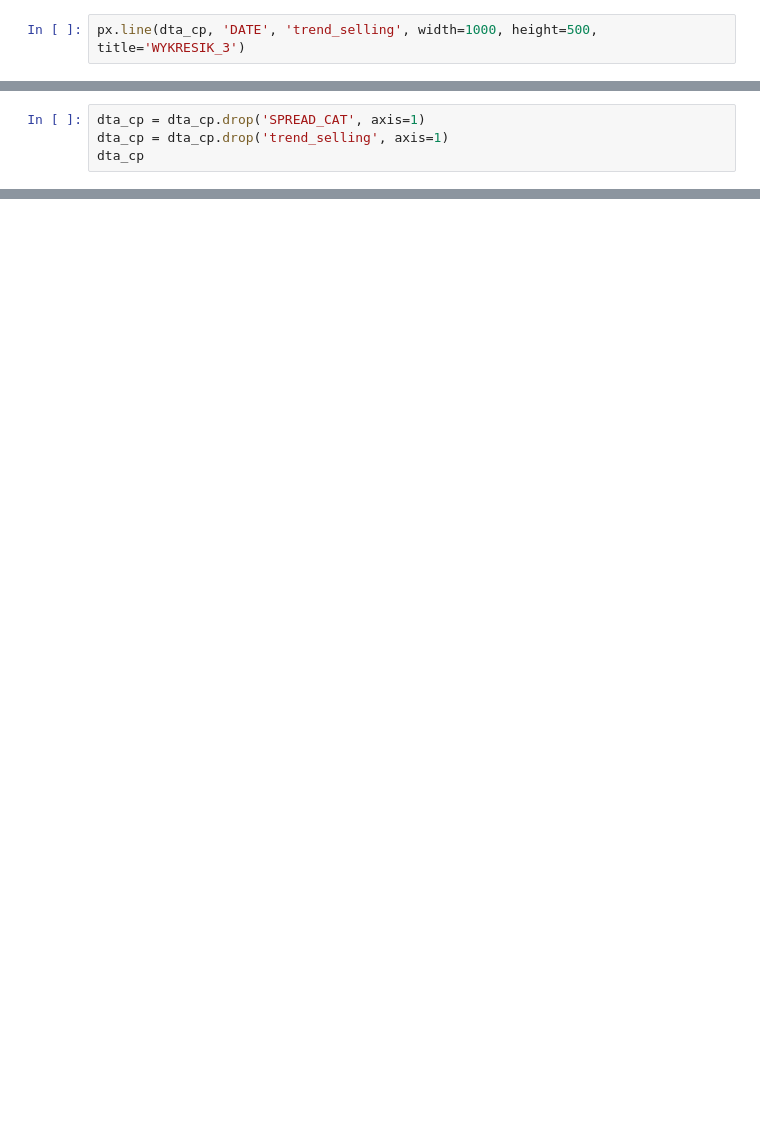
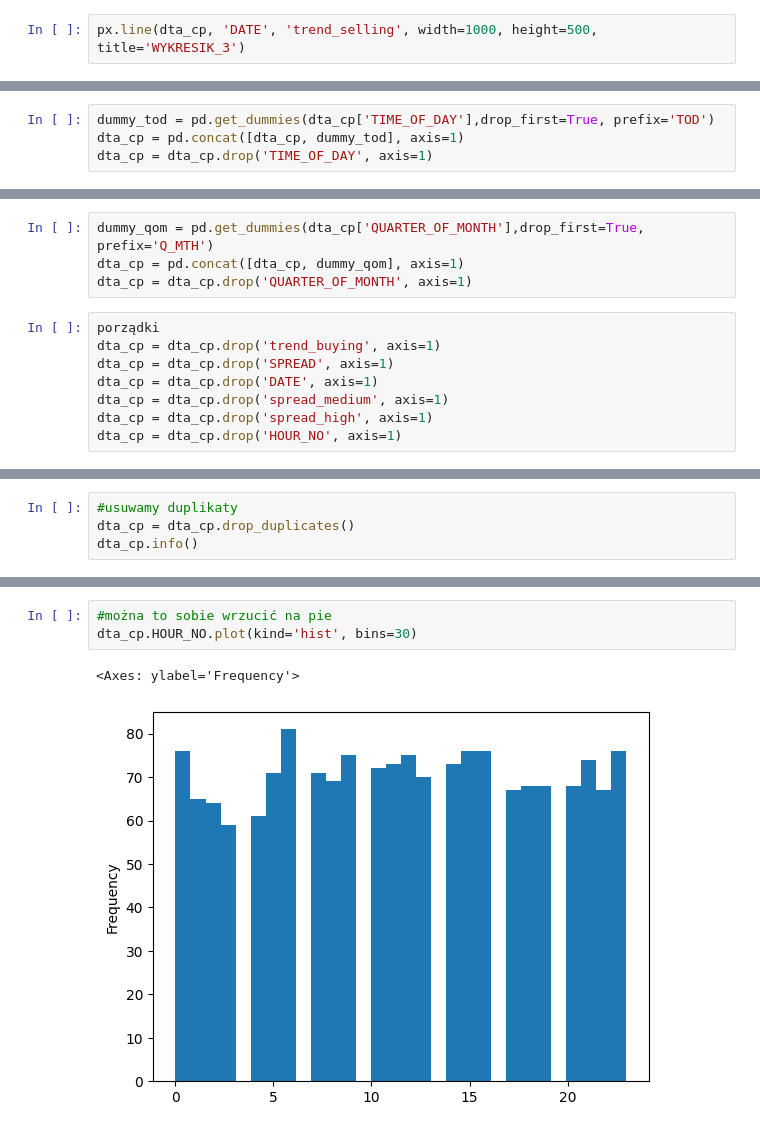
Before and after one commit to brochowski/ekantorwidget, a Jupyter notebook: brochowski_excercises.ipynb, the cells around one changed output, grey strips where cells are left out. Saved outputs shown, nothing was run; the diff lists cells and outputs as text; blank space fills up the shorter version.

```diff
--- a/brochowski_excercises.ipynb
+++ b/brochowski_excercises.ipynb
@@ -137,4 +168,4 @@ dta_cp = pd.concat([dta_cp, dummy_trend], axis=1)
 # %%
-dta_cp = dta_cp.drop('SPREAD_CAT', axis=1)
-dta_cp = dta_cp.drop('trend_selling', axis=1)
-dta_cp
+dummy_tod = pd.get_dummies(dta_cp['TIME_OF_DAY'],drop_first=True, prefix='TOD')
+dta_cp = pd.concat([dta_cp, dummy_tod], axis=1)
+dta_cp = dta_cp.drop('TIME_OF_DAY', axis=1)
@@ -154,0 +172,12 @@ dta_cp
+# %%
+dummy_qom = pd.get_dummies(dta_cp['QUARTER_OF_MONTH'],drop_first=True, prefix='Q_MTH')
+dta_cp = pd.concat([dta_cp, dummy_qom], axis=1)
+dta_cp = dta_cp.drop('QUARTER_OF_MONTH', axis=1)
+# %%
+porządki
+dta_cp = dta_cp.drop('trend_buying', axis=1)
+dta_cp = dta_cp.drop('SPREAD', axis=1)
+dta_cp = dta_cp.drop('DATE', axis=1)
+dta_cp = dta_cp.drop('spread_medium', axis=1)
+dta_cp = dta_cp.drop('spread_high', axis=1)
+dta_cp = dta_cp.drop('HOUR_NO', axis=1)
@@ -154,0 +217,4 @@ dta_cp
+# %%
+#usuwamy duplikaty
+dta_cp = dta_cp.drop_duplicates()
+dta_cp.info()
@@ -154,0 +294,6 @@ dta_cp
+# %%
+#można to sobie wrzucić na pie
+dta_cp.HOUR_NO.plot(kind='hist', bins=30)
+# %% [output]
+<Axes: ylabel='Frequency'>
+[figure, added]
```
Also changed, not shown: parts of 29 cells of this notebook.
